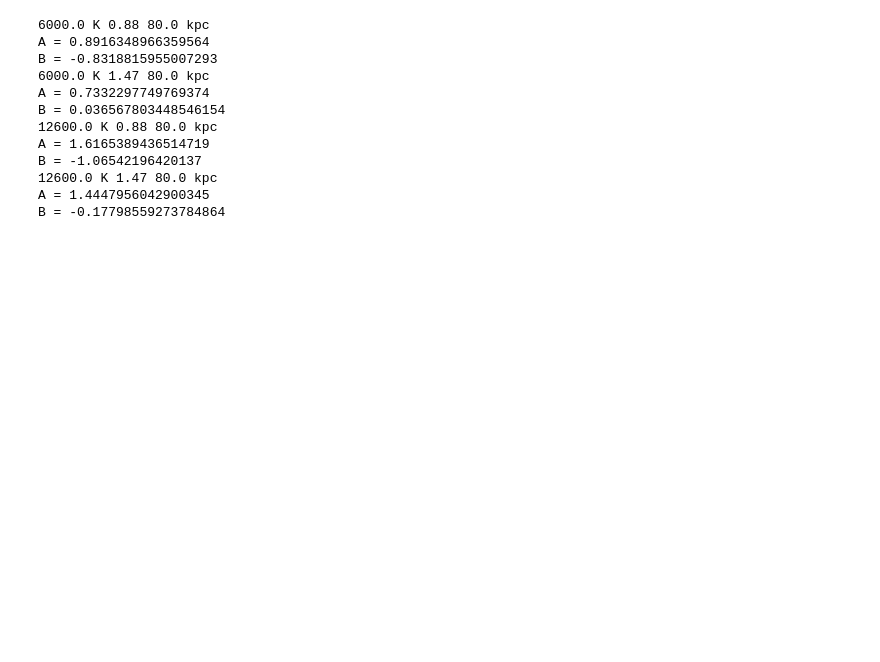
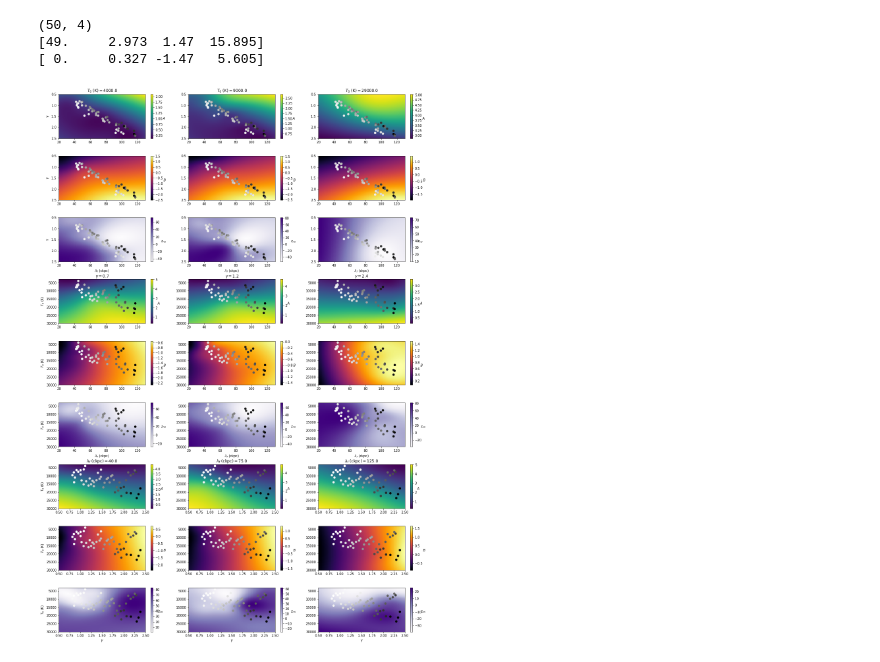
Before and after one commit to keirkwame/LyaCosmoParams, a Jupyter notebook: setup_simulations/notebooks/thermal_evolution.ipynb, the cells around one changed output. Cells and saved outputs as stored; diff of their text form; code cells hidden in the pictures; blank space fills up the shorter version.

Commit message:
Fixed bug in reading IGM tables

```diff
--- a/setup_simulations/notebooks/thermal_evolution.ipynb
+++ b/setup_simulations/notebooks/thermal_evolution.ipynb
@@ -14,16 +14,26 @@ data_legend = '/Users/kwame/Simulations/THERMAL/RE__Visit/legend_TAB.txt'
 
 thermal_evolution_instance = te.THERMALThermalEvolution(data_directory, data_filename_root, data_filename_suffix, data_legend)
 # %%
-data_filename = '/Users/kwame/Simulations/emulator/IGM_tables.txt'
+#data_filename = '/Users/kwame/Simulations/emulator/IGM_tables.txt'
+data_filename = '/Users/kwame/Simulations/nCDM/256suite_IGM_tables.txt'
 
 thermal_evolution_instance = te.MPGadgetThermalEvolution(data_filename)
+# %%
+#Checks
+print(thermal_evolution_instance.input_parameters.shape)
+print(np.max(thermal_evolution_instance.input_parameters, axis=0))
+print(np.min(thermal_evolution_instance.input_parameters, axis=0))
+# %% [output]
+(50, 4)
+[49.     2.973  1.47  15.895]
+[ 0.     0.327 -1.47   5.605]
 # %%
-thermal_evolution_instance.train_interpolator(4.2, use_parameter=[True, True, True])
+thermal_evolution_instance.train_interpolator(2., use_parameter=[False, True, True, True])
 #thermal_evolution_instance.train_interpolator(2., use_parameter=[False, True, True, True])
 # %%
-#T0_range, gamma_range, filtering_length_range = [3000., 15000.]*u.K , [0.7, 1.7]*u.dimensionless_unscaled, [40., 130.]*u.kpc
+T0_range, gamma_range, filtering_length_range = [3000., 15000.]*u.K , [0.7, 1.7]*u.dimensionless_unscaled, [40., 130.]*u.kpc
 #T0_range, gamma_range, filtering_length_range = [6000., 12600.]*u.K , [0.88, 1.47]*u.dimensionless_unscaled, [40., 130.]*u.kpc
-T0_range, gamma_range, filtering_length_range = [6000., 12600.]*u.K , [0.88, 1.47]*u.dimensionless_unscaled, [80.,]*u.kpc
+#T0_range, gamma_range, filtering_length_range = [6000., 12600.]*u.K , [0.88, 1.47]*u.dimensionless_unscaled, [80.,]*u.kpc
 
 for T0 in T0_range:
     for gamma in gamma_range:
@@ -31,25 +41,12 @@ for T0 in T0_range:
             print(T0, gamma, filtering_length)
             print('A =', thermal_evolution_instance.predict_A([T0.value, gamma.value, filtering_length.value]))
             print('B =', thermal_evolution_instance.predict_B([T0.value, gamma.value, filtering_length.value]))
-# %% [output]
-6000.0 K 0.88 80.0 kpc
-A = 0.8916348966359564
-B = -0.8318815955007293
-6000.0 K 1.47 80.0 kpc
-A = 0.7332297749769374
-B = 0.036567803448546154
-12600.0 K 0.88 80.0 kpc
-A = 1.6165389436514719
-B = -1.06542196420137
-12600.0 K 1.47 80.0 kpc
-A = 1.4447956042900345
-B = -0.17798559273784864
 # %%
 plot_grid_shape = (100, 100)
 
-plot_grid_T0 = np.linspace(3000., 27000., num=plot_grid_shape[0]) * u.K
-plot_grid_gamma = np.linspace(0.7, 2.5, num=plot_grid_shape[0]) * u.dimensionless_unscaled
-plot_grid_filtering = np.linspace(40., 170., num=plot_grid_shape[0]) * u.kpc
+plot_grid_T0 = np.linspace(3000., 30000., num=plot_grid_shape[0]) * u.K
+plot_grid_gamma = np.linspace(0.5, 2.5, num=plot_grid_shape[0]) * u.dimensionless_unscaled
+plot_grid_filtering = np.linspace(20., 130., num=plot_grid_shape[0]) * u.kpc
 plot_grid_mean_flux = np.linspace(0.1, 0.6, num=plot_grid_shape[0]) * u.dimensionless_unscaled
 
 plot_grid_T0_fixed = np.ones(plot_grid_shape) #T0
@@ -58,7 +55,7 @@ plot_grid_filtering_fixed = np.ones(plot_grid_shape) #filtering_length
 plot_grid_mean_flux = np.ones(plot_grid_shape) #mean_flux
 # %%
 thermal_parameter_labels = [r'$T_0$ (K)', r'$\gamma$', r'$\lambda_f$ (ckpc)']
-thermal_parameters_fixed_values = np.array([[4000., 9000., 24000.], [0.8, 1.2, 2.4], [40., 75., 125.]])
+thermal_parameters_fixed_values = np.array([[4000., 9000., 29000.], [0.7, 1.2, 2.4], [40., 75., 125.]])
 plot_grid_list = [plot_grid_T0.value, plot_grid_gamma.value, plot_grid_filtering.value]
 n_sub_rows = 3
 
@@ -92,33 +89,35 @@ for i in range(len(plot_grid_list)):
                                                cmap='inferno')
                 cbar1 = fig.colorbar(im1, ax=axes[i * n_sub_rows + 1, j])
                 cbar1.set_label(r'$B$', rotation=0)
 
                 axes[i * n_sub_rows + 1, j].scatter(thermal_evolution_instance.training_thermal_parameters_pivot_redshift[:, parameter_indices_that_vary[1]],
                                       thermal_evolution_instance.training_thermal_parameters_pivot_redshift[:, parameter_indices_that_vary[0]],
                                            c=thermal_evolution_instance.training_thermal_parameters_pivot_redshift[:, i], cmap='Greys')
 
                 #axes[i * n_sub_rows + 1, j].set_xlabel(thermal_parameter_labels[parameter_indices_that_vary[1]])
 
             if k == 2:
                 im2 = axes[i * n_sub_rows + 2, j].imshow(thermal_evolution_instance.predict_z_reionisation(plot_grid_list_with_fixed_value), aspect='auto',
                                       extent=[np.min(plot_grid_list[parameter_indices_that_vary[1]]), np.max(plot_grid_list[parameter_indices_that_vary[1]]), np.max(plot_grid_list[parameter_indices_that_vary[0]]), np.min(plot_grid_list[parameter_indices_that_vary[0]])],
                                                cmap='Purples')
                 cbar2 = fig.colorbar(im2, ax=axes[i * n_sub_rows + 2, j])
                 cbar2.set_label(r'$z_{rei}$', rotation=0)
 
                 axes[i * n_sub_rows + 2, j].scatter(thermal_evolution_instance.training_thermal_parameters_pivot_redshift[:, parameter_indices_that_vary[1]],
                                       thermal_evolution_instance.training_thermal_parameters_pivot_redshift[:, parameter_indices_that_vary[0]],
                                            c=thermal_evolution_instance.training_thermal_parameters_pivot_redshift[:, i], cmap='Greys')
 
                 axes[i * n_sub_rows + 2, j].set_xlabel(thermal_parameter_labels[parameter_indices_that_vary[1]])
 
         if j == 0:
             axes[i * n_sub_rows, j].set_ylabel(thermal_parameter_labels[parameter_indices_that_vary[0]])
             axes[i * n_sub_rows + 1, j].set_ylabel(thermal_parameter_labels[parameter_indices_that_vary[0]])
             axes[i * n_sub_rows + 2, j].set_ylabel(thermal_parameter_labels[parameter_indices_that_vary[0]])
 #cbar_scat0 = fig.colorbar(scat0, ax=axes[i * n_sub_rows + 2, j], orientation='horizontal')
 #cbar_scat0.set_label(thermal_parameter_labels[i], rotation=0)
 #axes[i * n_sub_rows + 2, j].axis('off')
+# %% [output]
+[figure, added]
 # %%
 thermal_parameter_labels = [r'$T_0$ (K)', r'$\gamma$', r'$\lambda_f$ (ckpc)']
 thermal_parameters_fixed_values = np.array([[4000., 9000., 24000.], [0.8, 1.2, 2.4], [40., 75., 125.]])
```
Also changed, not shown: 1 other file.
